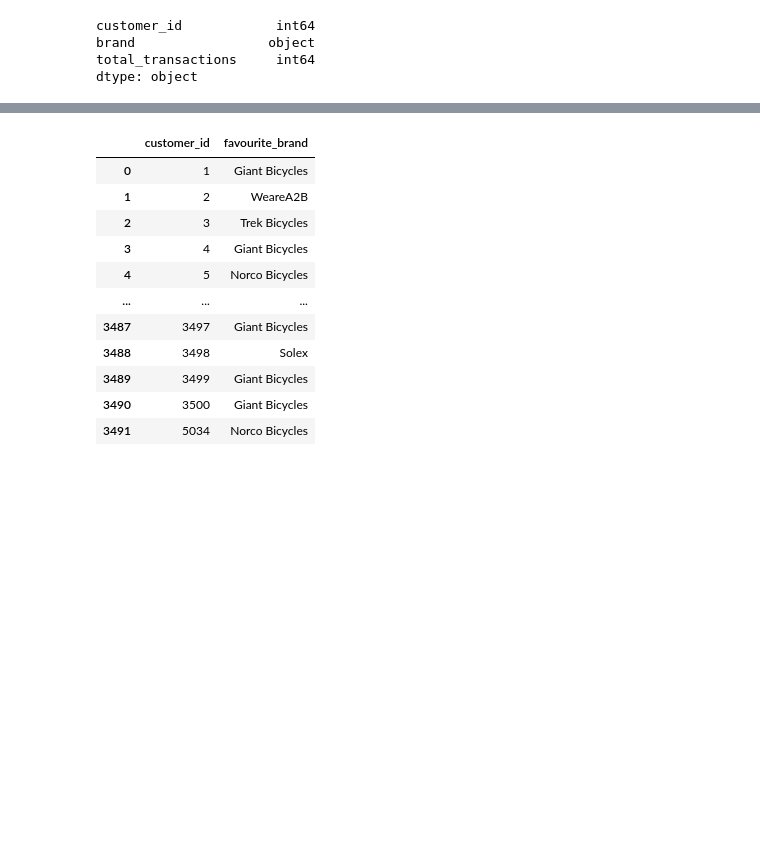
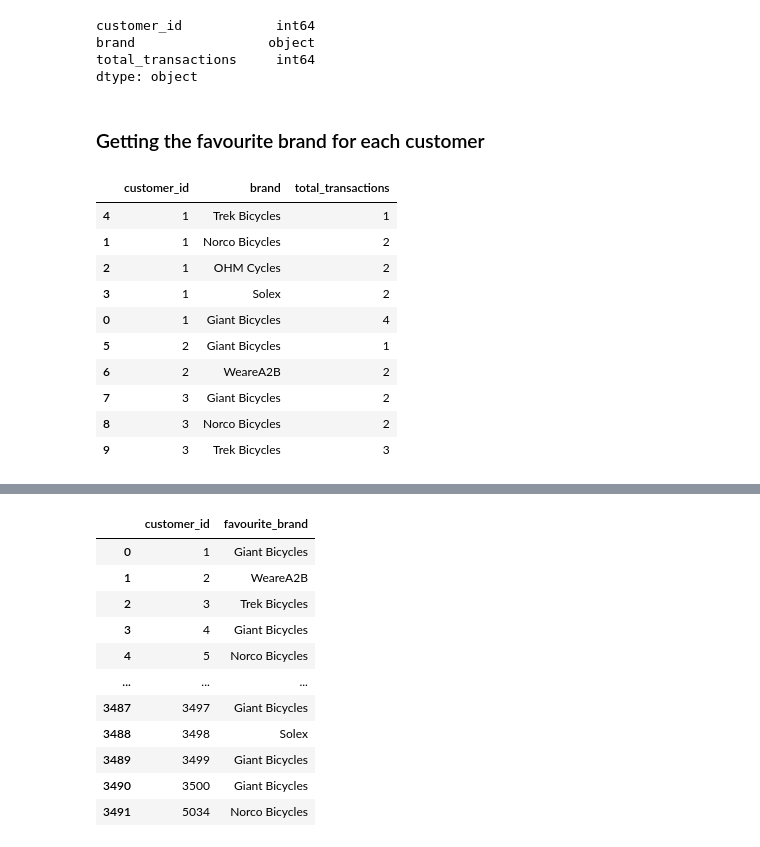
Before and after one commit to Navyhoang/KPMG_Virtual_Internship_Challenge, a Jupyter notebook: Results/FeaturesEng_ModelDevelopment.ipynb, the cells around one changed output, grey strips where cells are left out. Cells and saved outputs as stored; diff of their text form; code cells hidden in the pictures; blank space fills up the shorter version.

```diff
--- a/Results/FeaturesEng_ModelDevelopment.ipynb
+++ b/Results/FeaturesEng_ModelDevelopment.ipynb
@@ -390,3 +390,21 @@ customer_id            int64
 brand                 object
 total_transactions     int64
 dtype: object
+# %% [markdown]
+### Getting the favourite brand for each customer
+# %%
+# Sort the customer_id, followed by the transaction numbers
+sorted_brand = brand_int.sort_values(by=["customer_id", "total_transactions"])
+sorted_brand.head(10)
+# %% [output]
+|  | customer_id | brand | total_transactions |
+| 4 | 1 | Trek Bicycles | 1 |
+| 1 | 1 | Norco Bicycles | 2 |
+| 2 | 1 | OHM Cycles | 2 |
+| 3 | 1 | Solex | 2 |
+| 0 | 1 | Giant Bicycles | 4 |
+| 5 | 2 | Giant Bicycles | 1 |
+| 6 | 2 | WeareA2B | 2 |
+| 7 | 3 | Giant Bicycles | 2 |
+| 8 | 3 | Norco Bicycles | 2 |
+| 9 | 3 | Trek Bicycles | 3 |
```
Also changed, not shown: parts of 6 cells of this notebook.
